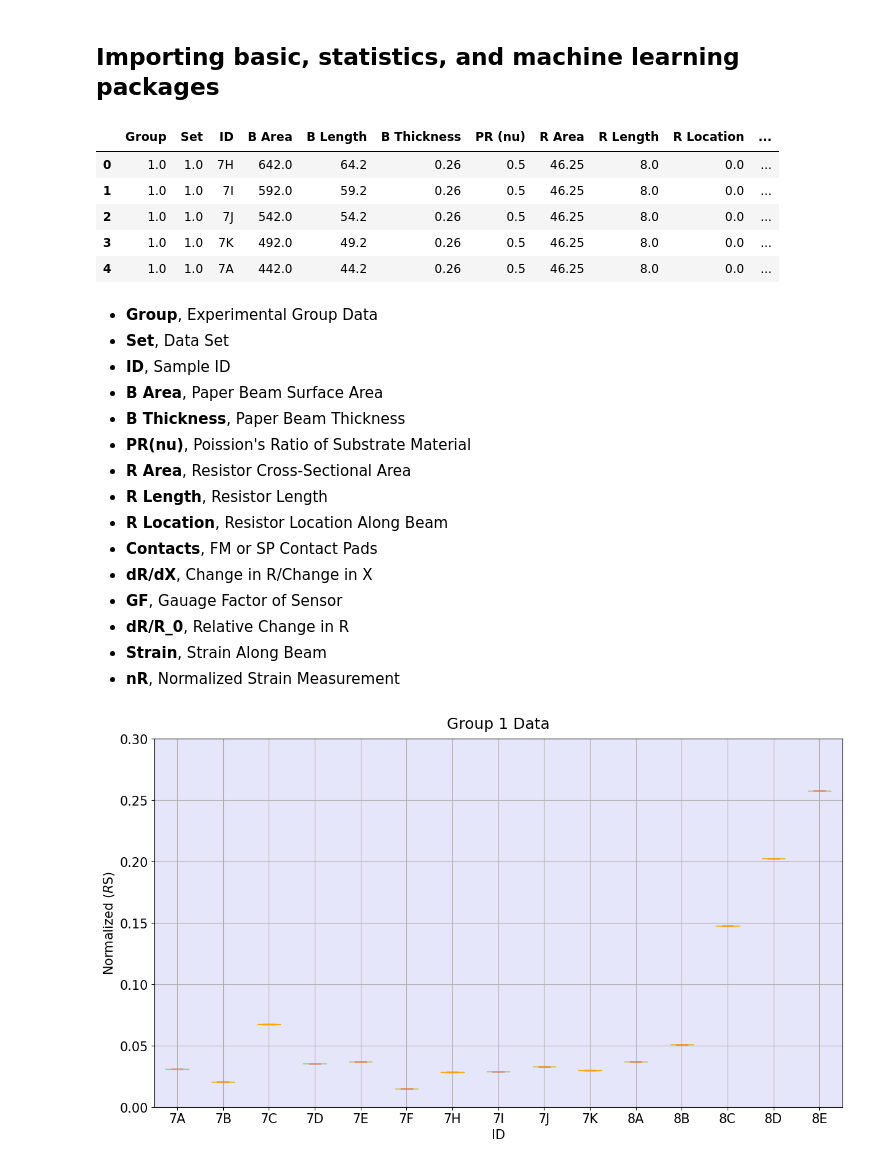
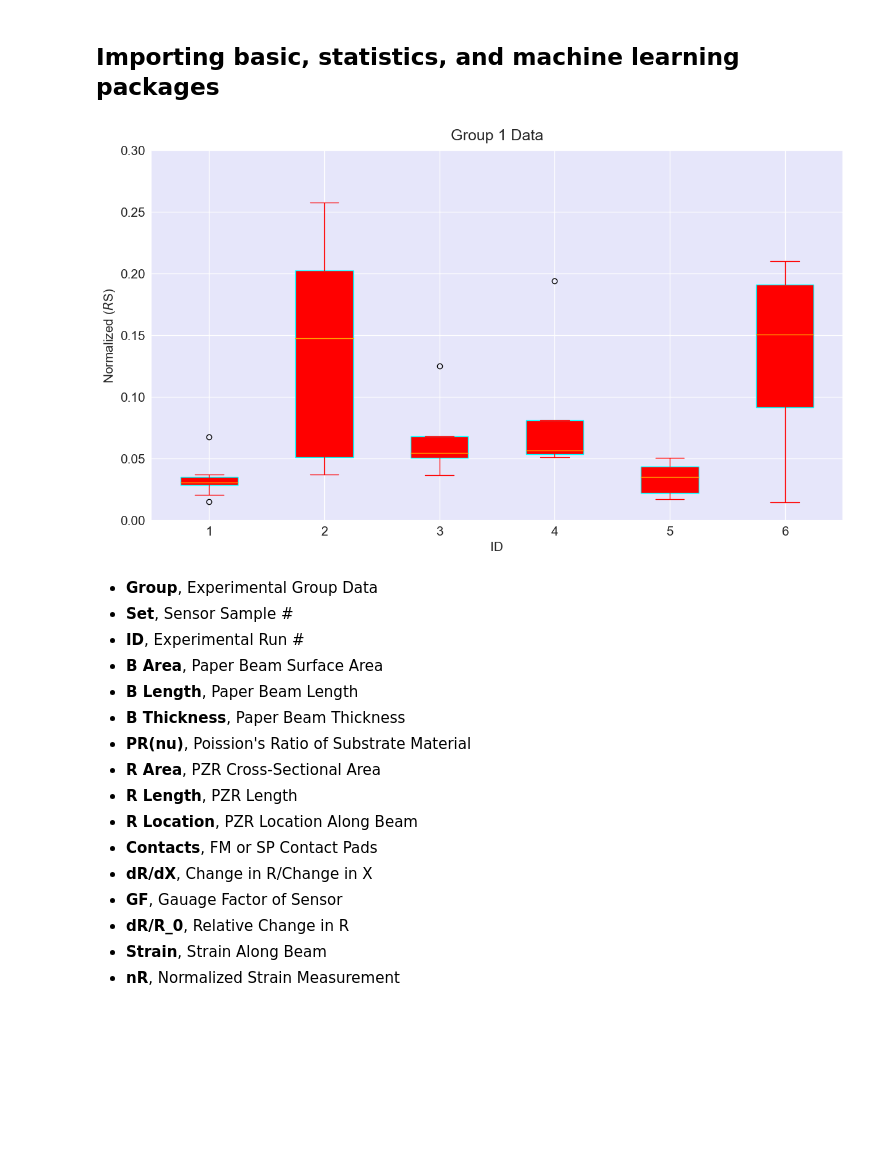
Before and after one commit to yahriels/MEMS-23, a Jupyter notebook: Machine Learning/Data Group 1/MEMS DESIGN Paper.ipynb, the cells around one changed output. Cells and saved outputs as stored; diff of their text form; code cells hidden in the pictures; blank space fills up the shorter version.

```diff
--- a/Machine Learning/Data Group 1/MEMS DESIGN Paper.ipynb
+++ b/Machine Learning/Data Group 1/MEMS DESIGN Paper.ipynb
@@ -35,67 +35,60 @@ from sklearn.metrics import plot_confusion_matrix # draws a confusion matrix
 from sklearn.decomposition import PCA # to perform PCA to plot the data
 # %%
 # Read In Data
-df = pd.read_csv("MEMS Design Data Paper.csv")
+df = pd.read_csv("MEMS Design Data.csv")
 # Get the data into a pandas dateframe.
 #df = pd.read_csv('Yaya.csv',
 #                 header=1, ## NOTE: The second line contains column names, so we skip the first line
 #                 sep='\t') ## NOTE: Pandas automatically detects delimeters, but it never hurts to be specific
 #df.drop('Group', axis=0, inplace=True) ## set axis=0 to remove rows, axis=1 to remove columns
 #df.drop(columns=['Group', 'Set', 'AbsJ', 'J', 'I', 't', 'R'])
 #df.drop(columns=['Group'])
 
 df.head()
+
+# this makes a box plot sorted by experiment
+# boxplot is an axes object
+# It was a hassle to figure out how to edit the colors for the boxes
+# Turning on patch_artist applies some default colors
+
+boxplot = df.boxplot('GF', by='Set', vert=True, patch_artist=True,
+            boxprops=dict(facecolor='red', color='cyan'), # doesn't work
+            capprops=dict(color='red'),                   # works
+            whiskerprops=dict(color='red'),               # doesn't work
+            medianprops=dict(color='orange'),             # does not work
+            figsize=(14,8))                               # works
+
+fig = boxplot.get_figure()                                # a work around to get rid of annoying auto-title
+fig.suptitle('')
+
+boxplot.patch.set_facecolor('lavender')         # Changes plot background
+# plt.style.use('seaborn') # Does not do anything
+
+plt.xticks(fontsize=15)
+plt.yticks(fontsize=15)
+font = {'size': 15}
+plt.xlabel('ID', font)
+plt.ylabel(r'Normalized ($R$S)', font)
+plt.ylim(0,0.3)
+plt.title('Group 1 Data', fontsize=18, pad = 12)
+plt.show()
 # %% [output]
-|  | Group | Set | ID | B Area | B Length | B Thickness | PR (nu) | R Area | R Length | R Location | ... |
-| 0 | 1.0 | 1.0 | 7H | 642.0 | 64.2 | 0.26 | 0.5 | 46.25 | 8.0 | 0.0 | ... |
-| 1 | 1.0 | 1.0 | 7I | 592.0 | 59.2 | 0.26 | 0.5 | 46.25 | 8.0 | 0.0 | ... |
-| 2 | 1.0 | 1.0 | 7J | 542.0 | 54.2 | 0.26 | 0.5 | 46.25 | 8.0 | 0.0 | ... |
-| 3 | 1.0 | 1.0 | 7K | 492.0 | 49.2 | 0.26 | 0.5 | 46.25 | 8.0 | 0.0 | ... |
-| 4 | 1.0 | 1.0 | 7A | 442.0 | 44.2 | 0.26 | 0.5 | 46.25 | 8.0 | 0.0 | ... |
+[figure, added]
 # %% [markdown]
 - **Group**, Experimental Group Data
-- **Set**, Data Set
-- **ID**, Sample ID
+- **Set**, Sensor Sample #
+- **ID**, Experimental Run #
 - **B Area**, Paper Beam Surface Area
+- **B Length**, Paper Beam Length
 - **B Thickness**, Paper Beam Thickness
 - **PR(nu)**, Poission's Ratio of Substrate Material
-- **R Area**, Resistor Cross-Sectional Area
-- **R Length**, Resistor Length
-- **R Location**, Resistor Location Along Beam
+- **R Area**, PZR Cross-Sectional Area
+- **R Length**, PZR Length
+- **R Location**, PZR Location Along Beam
 - **Contacts**, FM or SP Contact Pads
 - **dR/dX**, Change in R/Change in X
 - **GF**, Gauage Factor of Sensor
 - **dR/R_0**, Relative Change in R
 - **Strain**, Strain Along Beam
 - **nR**, Normalized Strain Measurement
-# %%
-
-# this makes a box plot sorted by experiment
-# boxplot is an axes object
-# It was a hassle to figure out how to edit the colors for the boxes
-# Turning on patch_artist applies some default colors
-
-boxplot = df.boxplot('GF', by='ID', vert=True, patch_artist=True,
-            boxprops=dict(facecolor='red', color='cyan'), # doesn't work
-            capprops=dict(color='red'),                   # works
-            whiskerprops=dict(color='red'),               # doesn't work
-            medianprops=dict(color='orange'),             # does not work
-            figsize=(14,8))                               # works
-
-fig = boxplot.get_figure()                                # a work around to get rid of annoying auto-title
-fig.suptitle('')
-
-boxplot.patch.set_facecolor('lavender')         # Changes plot background
-# plt.style.use('seaborn') # Does not do anything
-
-plt.xticks(fontsize=15)
-plt.yticks(fontsize=15)
-font = {'size': 15}
-plt.xlabel('ID', font)
-plt.ylabel(r'Normalized ($R$S)', font)
-plt.ylim(0,0.3)
-plt.title('Group 1 Data', fontsize=18, pad = 12)
-plt.show()
-# %% [output]
-[figure, removed]
 # %%
```
Also changed, not shown: parts of 12 cells of this notebook, 4 other files.
